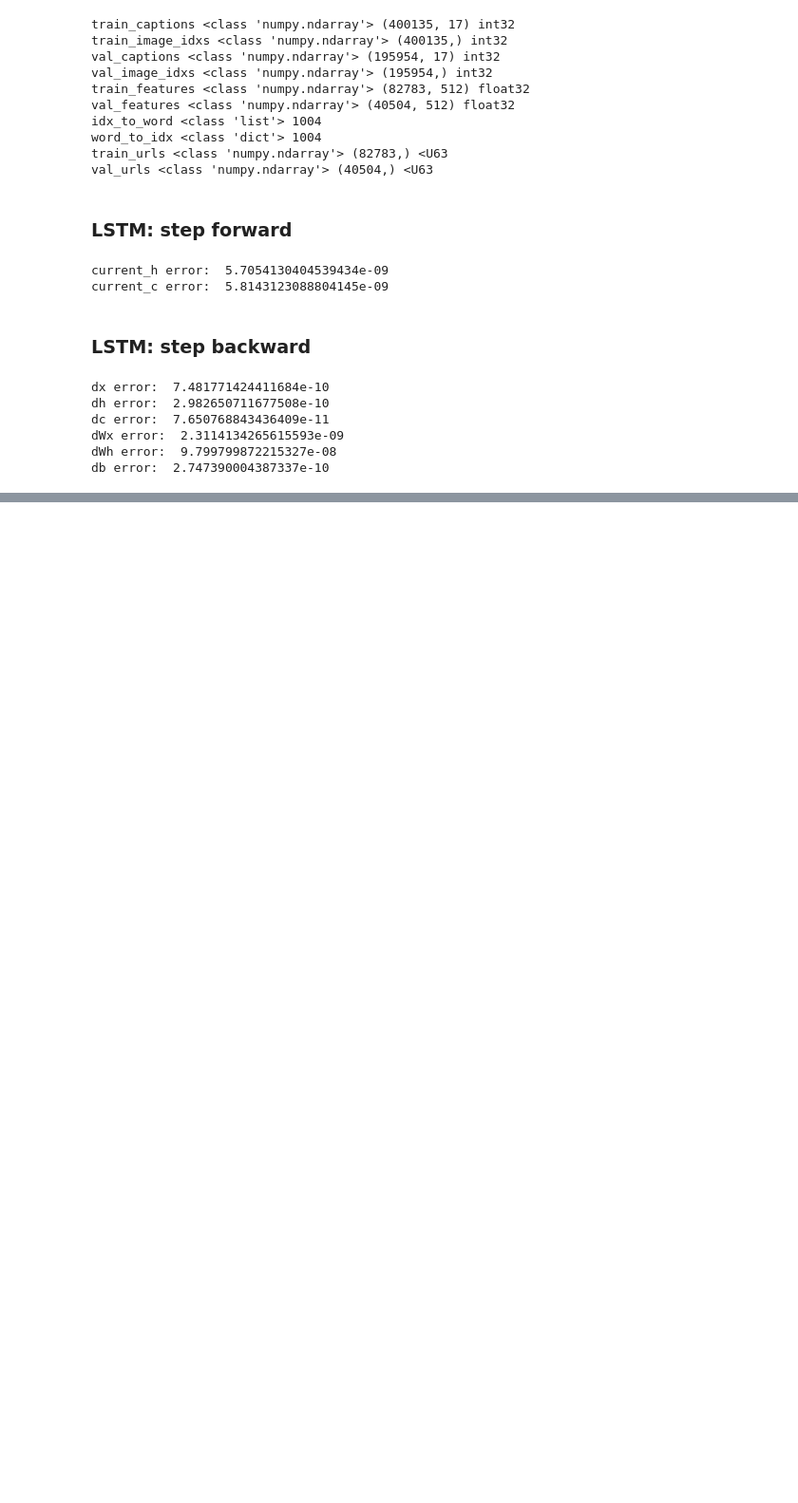
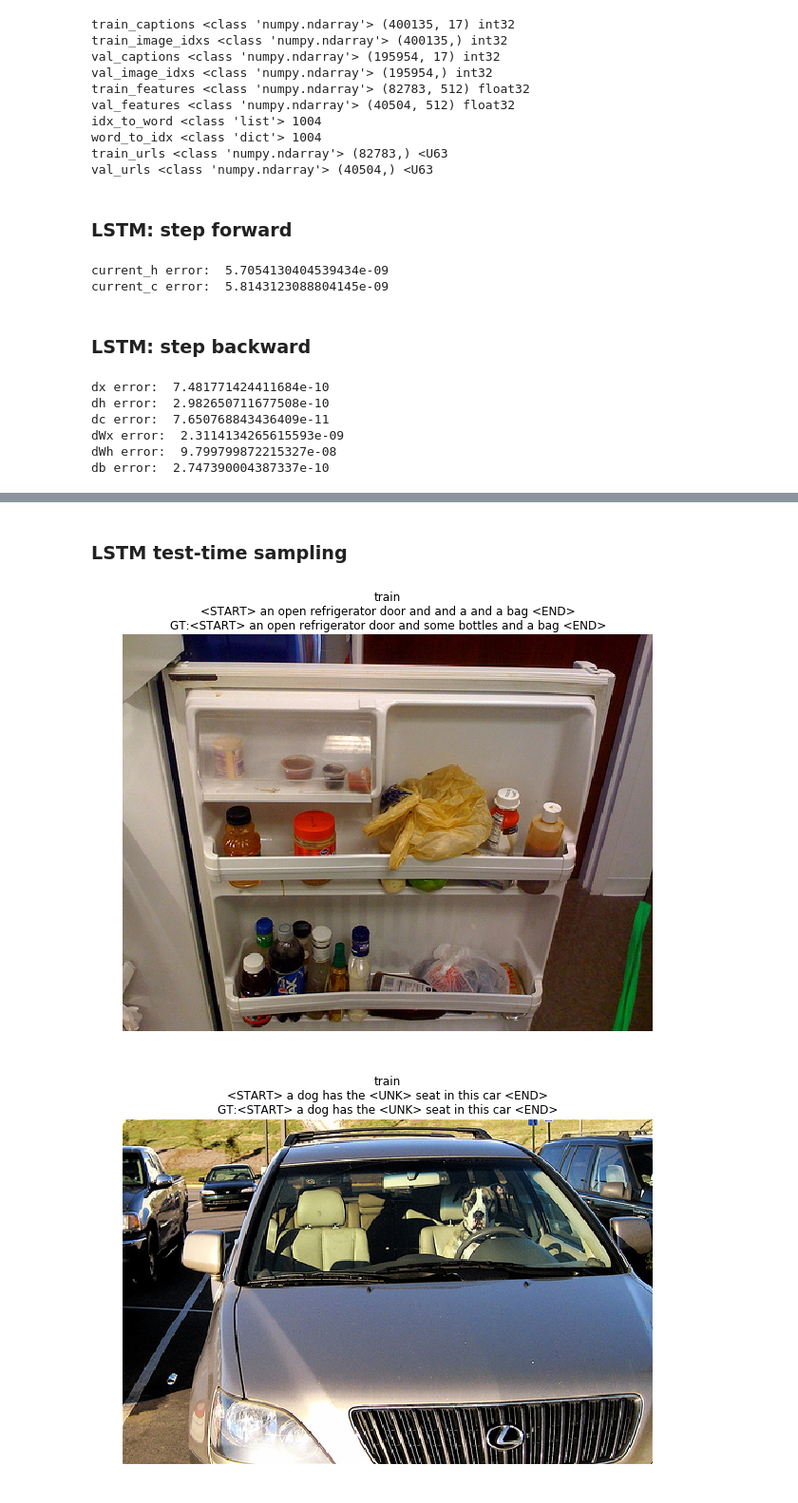
Before and after one commit to FortiLeiZhang/cs231n, a Jupyter notebook: code/cs231n/assignment3/LSTM_Captioning.ipynb, the cells around one changed output, grey strips where cells are left out. Shown at 95% size. Saved outputs shown, nothing was run; the diff lists cells and outputs as text; code cells hidden in the pictures; blank space fills up the shorter version.

```diff
--- a/code/cs231n/assignment3/LSTM_Captioning.ipynb
+++ b/code/cs231n/assignment3/LSTM_Captioning.ipynb
@@ -112,0 +177,26 @@ db error:  2.747390004387337e-10
+# %%
+N, D, W, H = 10, 20, 30, 40
+word_to_idx = {'<NULL>': 0, 'cat': 2, 'dog': 3}
+V = len(word_to_idx)
+T = 13
+
+model = CaptioningRNN(word_to_idx,
+          input_dim=D,
+          wordvec_dim=W,
+          hidden_dim=H,
+          cell_type='lstm',
+          dtype=np.float64)
+
+# Set all model parameters to fixed values
+for k, v in model.params.items():
+    model.params[k] = np.linspace(-1.4, 1.3, num=v.size).reshape(*v.shape)
+
+features = np.linspace(-0.5, 1.7, num=N*D).reshape(N, D)
+captions = (np.arange(N * T) % V).reshape(N, T)
+
+loss, grads = model.loss(features, captions)
+expected_loss = 9.82445935443
+
+print('loss: ', loss)
+print('expected loss: ', expected_loss)
+print('difference: ', abs(loss - expected_loss))
@@ -112,0 +254,19 @@ db error:  2.747390004387337e-10
+# %% [markdown]
+### LSTM test-time sampling
+# %%
+for split in ['train', 'val']:
+    minibatch = sample_coco_minibatch(small_data, split=split, batch_size=2)
+    gt_captions, features, urls = minibatch
+    gt_captions = decode_captions(gt_captions, data['idx_to_word'])
+
+    sample_captions = small_lstm_model.sample(features)
+    sample_captions = decode_captions(sample_captions, data['idx_to_word'])
+
+    for gt_caption, sample_caption, url in zip(gt_captions, sample_captions, urls):
+        plt.imshow(image_from_url(url))
+        plt.title('%s\n%s\nGT:%s' % (split, sample_caption, gt_caption))
+        plt.axis('off')
+        plt.show()
+# %% [output]
+[figure, added]
+[figure, added]
```
Also changed, not shown: parts of 9 cells of this notebook, 4 other files.
